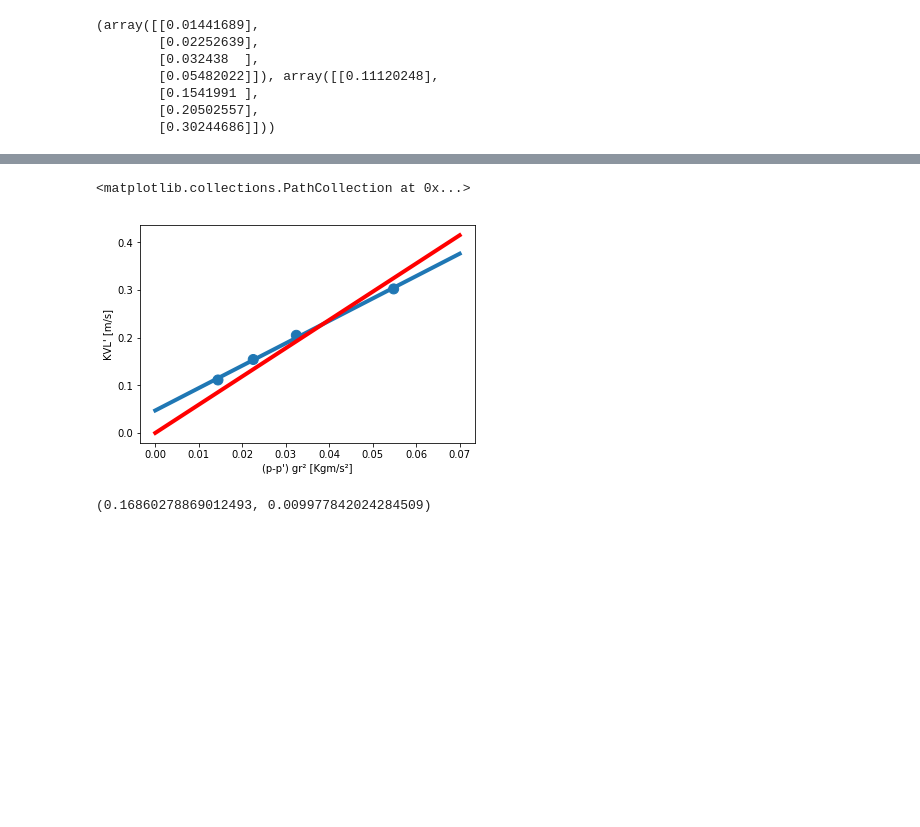
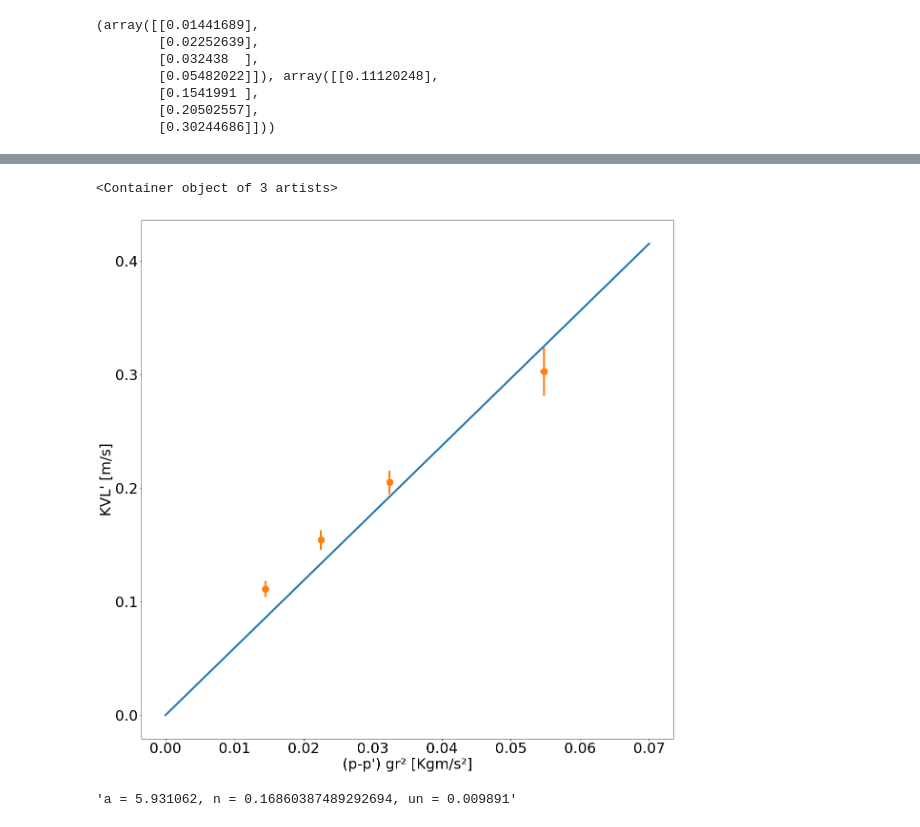
Before and after one commit to tiagodalloca/f229, a Jupyter notebook: experimento 4/exp4_notebook.ipynb, the cells around one changed output, grey strips where cells are left out. Drawn from its saved outputs; the diff is of its cells as text; code cells hidden in the pictures; blank space fills up the shorter version.

```diff
--- a/experimento 4/exp4_notebook.ipynb
+++ b/experimento 4/exp4_notebook.ipynb
@@ -262,3 +232,12 @@ Covariance Type:            nonrobust
 
 Warnings:
 [1] Standard Errors assume that the covariance matrix of the errors is correctly specified.
+# %%
+a = ols_result.params
+ua = ols_result.HC1_se
+
+testx = np.linspace(0,0.07, 10).reshape(10, -1)
+plt.xlabel('(p-p\') gr² [Kgm/s²]')
+plt.ylabel('KVL\' [m/s]')
+plt.scatter(xv,yv, s=[400]*4)
+plt.plot(testx, testx*a)
@@ -265,17 +247,15 @@ Warnings:
 # %%
 plt.xlabel('(p-p\') gr² [Kgm/s²]')
 plt.ylabel('KVL\' [m/s]')
-plt.plot(testx, lr.predict(testx))
-plt.plot(testx, ols_result.predict(testx), color='red')
-plt.scatter(xv,yv, s=[100]*4)
+plt.plot(testx, testx*a)
+plt.errorbar(xv,yv, xerr=uX, yerr=uY(K(r), vel(ds, ts)), linestyle='',
+             marker='o', markersize=14)
 # %% [output]
-<matplotlib.collections.PathCollection at 0x...>
+<Container object of 3 artists>
-[figure, old version]
+[figure, new version]
 # %%
-a = 5.9311
 n = 1/a
-ua = 0.351
 un = ((1/a**2)**2 * ua**2)**(1/2)
-n,un
+'a = %f, n = %s, un = %f'% (a,n[0], un)
 # %% [output]
-(0.16860278869012493, 0.009977842024284509)
+'a = 5.931062, n = 0.16860387489292694, un = 0.009891'
```
Also changed, not shown: parts of 9 cells of this notebook.
